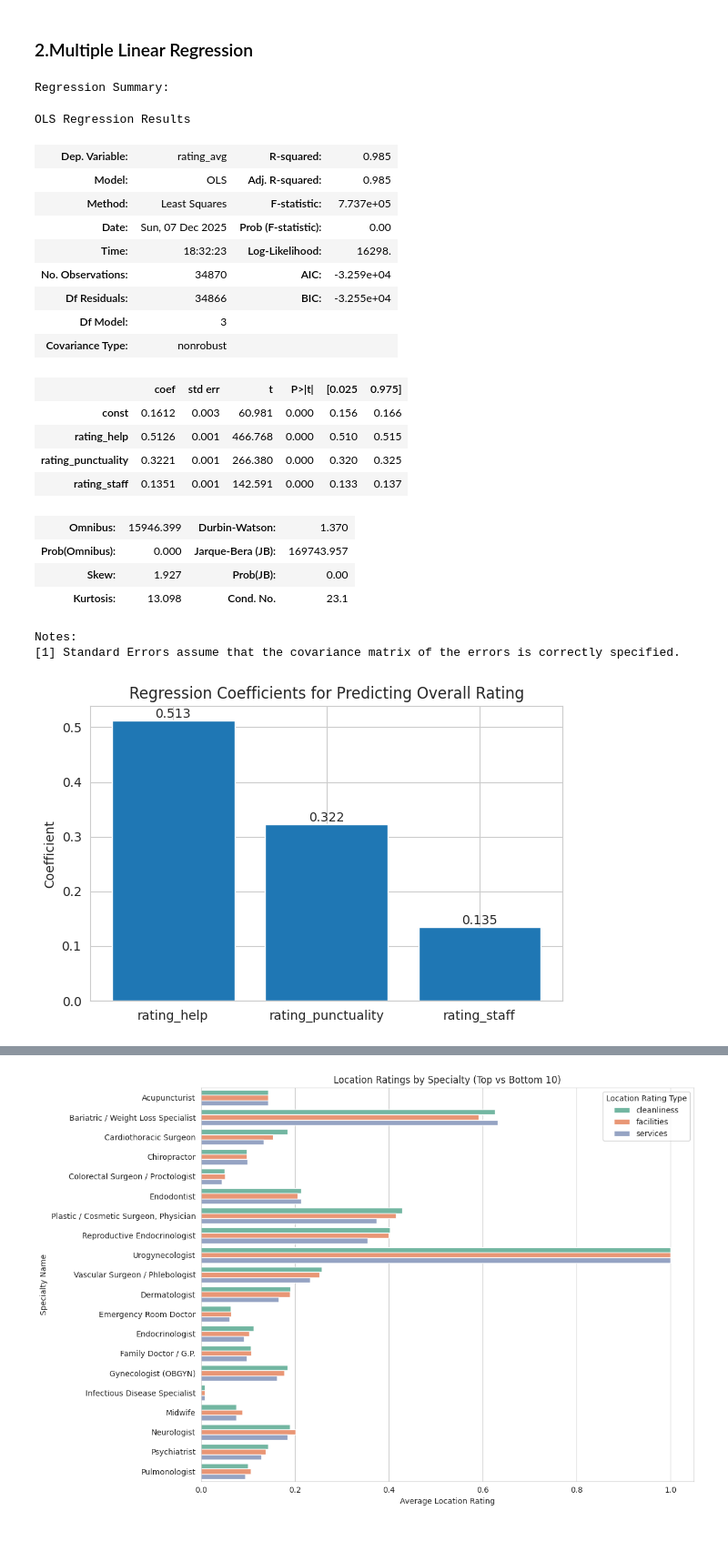
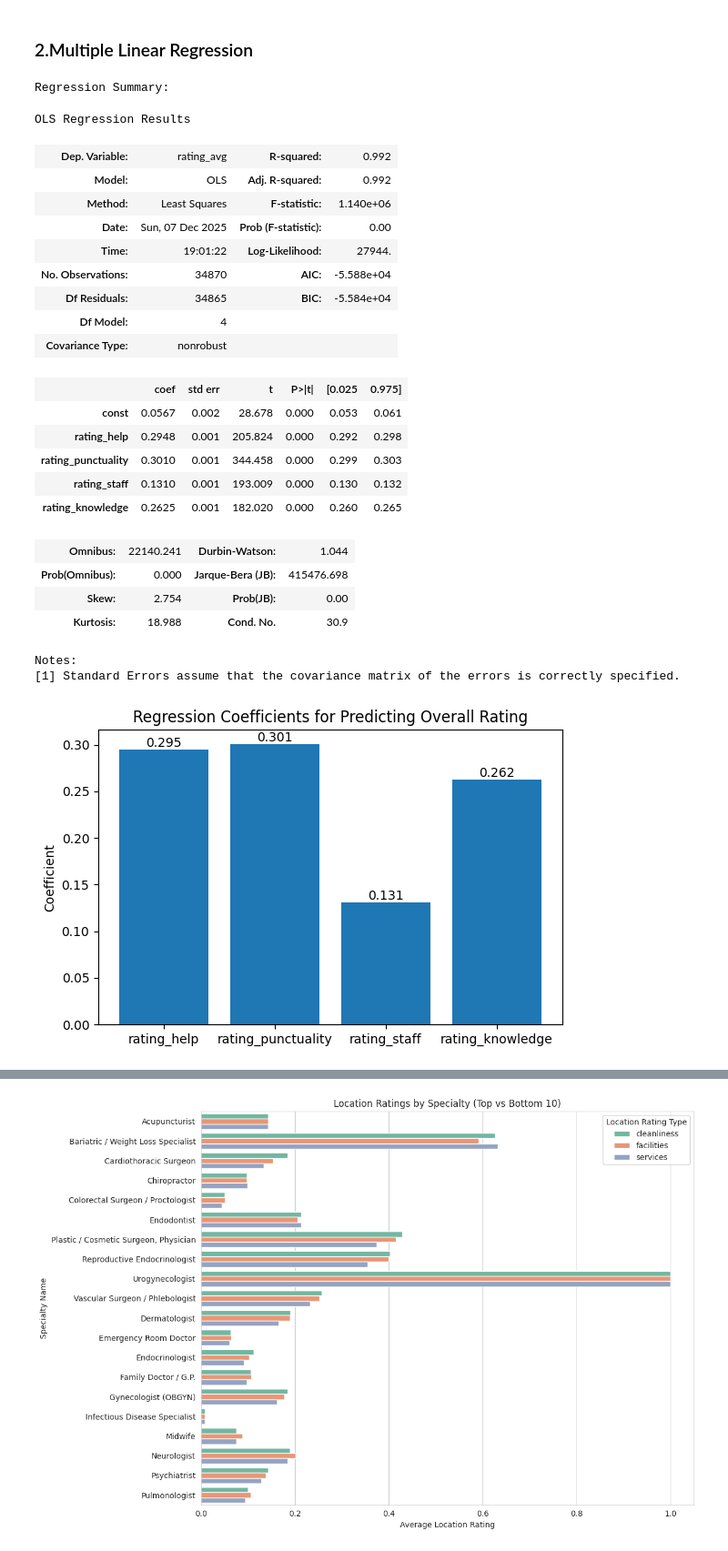
Before and after one commit to cis9650group7-boop/Group-7_Project1_HealthRateAnalysis, a Jupyter notebook: term_project_group7.ipynb, the cells around one changed output, grey strips where cells are left out. Shown at 91% size. Drawn from its saved outputs; the diff is of its cells as text; code cells hidden in the pictures.

Commit message:
Anish: Changes added for 'rating.knowledge' column added

```diff
--- a/term_project_group7.ipynb
+++ b/term_project_group7.ipynb
@@ -163,6 +163,7 @@ columns_load = ["_id",
                  "rating.helpfulness",
                  "rating.punctuality",
                   "rating.staff",
+                "rating.knowledge",
                  "rating.count",
                 "sample_rating_comment",
                 "location.name",
@@ -225,7 +226,7 @@ The raw data set from the CSV file contained 1,611 columns and 143,791 rows. Tha
 cols_to_keep = [
     "_id", "full_name", "specialty_name", "location.city.name",
     "rating.average", "rating.helpfulness", "rating.punctuality",
-    "rating.staff", "rating.count","sample_rating_comment","location.name",
+    "rating.staff", "rating.knowledge", "rating.count","sample_rating_comment","location.name",
     "location.category", "location.rating.cleanliness", "location.rating.facilities",
     "location.rating.services", "location.rating.bestRating", "location.rating.average", "location.rating.value"
 ]
@@ -240,6 +241,7 @@ df_clean = df_clean.rename(columns={
     "rating.punctuality": "rating_punctuality",
     "rating.staff": "rating_staff",
     "rating.count": "rating_count",
+    "rating.knowledge":"rating_knowledge",
     "location.name": "location_name",
     "location.category": "loc_category",
     "location.rating.cleanliness": "cleanliness",
@@ -252,7 +254,7 @@ df_clean = df_clean.rename(columns={
 
 # Convert numeric columns to proper numeric types
 numeric_cols = [
-    "rating_avg", "rating_help", "rating_punctuality",
+    "rating_avg", "rating_help", "rating_punctuality","rating_knowledge",
     "rating_staff", "rating_count", "cleanliness", "facilities",
     "best_rating", "loc_average_rating", "loc_value"
 ]
@@ -270,7 +272,7 @@ df_clean = df_clean[df_clean["rating_avg"] > 0]
 # Reset index
 df_clean = df_clean.reset_index(drop=True)
 
-df_clean.head() # this is to see the clean data
+df_clean.head()
 # %% [output]
 |  | _id | full_name | specialty_name | city | rating_avg | rating_help | rating_punctuality | ... |
 | 0 | 647e89e399dca372f92a0d7c | Dr. Janan S. Sayyed | Chiropractor | New York City | 4.989221 | 4.993367 | 4.985075 | ... |
@@ -654,4 +656,6 @@ plt.show()
 # %% [markdown]
 ### 1.  Compute Pearson correlations
+# %%
+df_subrating = df_clean.copy()
 # %%
 # 1. Compute Pearson correlations
@@ -690,13 +705,13 @@ Taken together, these correlations suggest that all three drivers increase the o
 
 # a. Prepare data for regression
 # Select the sub-rating predictors
-X = df_clean[["rating_help", "rating_punctuality", "rating_staff"]]
+X = df_subrating[["rating_help", "rating_punctuality", "rating_staff","rating_knowledge"]]
 
 # b.Add an intercept term for OLS regression
 X = sm.add_constant(X)
 
 # c.Target variable: overall rating
-y = df_clean["rating_avg"]
+y = df_subrating["rating_avg"]
 
 # d. Fit regression model
 model = sm.OLS(y, X).fit()
@@ -714,47 +729,48 @@ coef_df.columns = ["Sub_rating", "Coefficient"]
 plt.figure(figsize=(6,4))
 bars = plt.bar(
     coef_df["Sub_rating"],
     coef_df["Coefficient"]
 )
 
 plt.title("Regression Coefficients for Predicting Overall Rating")
 plt.ylabel("Coefficient")
 
 # h.Label each bar with numeric value
 for bar in bars:
     h = bar.get_height()
     plt.text(
         bar.get_x() + bar.get_width() / 2,
         h,
         f"{h:.3f}",
         ha="center",
         va="bottom"
     )
 
 plt.tight_layout()
 plt.show()
 # %% [output]
 Regression Summary:
 OLS Regression Results
-| Dep. Variable: | rating_avg | R-squared: | 0.985 |
-| Model: | OLS | Adj. R-squared: | 0.985 |
-| Method: | Least Squares | F-statistic: | 7.737e+05 |
+| Dep. Variable: | rating_avg | R-squared: | 0.992 |
+| Model: | OLS | Adj. R-squared: | 0.992 |
+| Method: | Least Squares | F-statistic: | 1.140e+06 |
 | Date: | Sun, 07 Dec 2025 | Prob (F-statistic): | 0.00 |
-| Time: | 18:32:23 | Log-Likelihood: | 16298. |
-| No. Observations: | 34870 | AIC: | -3.259e+04 |
-| Df Residuals: | 34866 | BIC: | -3.255e+04 |
-| Df Model: | 3 |  |  |
+| Time: | 19:01:22 | Log-Likelihood: | 27944. |
+| No. Observations: | 34870 | AIC: | -5.588e+04 |
+| Df Residuals: | 34865 | BIC: | -5.584e+04 |
+| Df Model: | 4 |  |  |
 | Covariance Type: | nonrobust |  |  |
 |  | coef | std err | t | P>|t| | [0.025 | 0.975] |
-| const | 0.1612 | 0.003 | 60.981 | 0.000 | 0.156 | 0.166 |
-| rating_help | 0.5126 | 0.001 | 466.768 | 0.000 | 0.510 | 0.515 |
-| rating_punctuality | 0.3221 | 0.001 | 266.380 | 0.000 | 0.320 | 0.325 |
-| rating_staff | 0.1351 | 0.001 | 142.591 | 0.000 | 0.133 | 0.137 |
+| const | 0.0567 | 0.002 | 28.678 | 0.000 | 0.053 | 0.061 |
+| rating_help | 0.2948 | 0.001 | 205.824 | 0.000 | 0.292 | 0.298 |
+| rating_punctuality | 0.3010 | 0.001 | 344.458 | 0.000 | 0.299 | 0.303 |
+| rating_staff | 0.1310 | 0.001 | 193.009 | 0.000 | 0.130 | 0.132 |
+| rating_knowledge | 0.2625 | 0.001 | 182.020 | 0.000 | 0.260 | 0.265 |
-| Omnibus: | 15946.399 | Durbin-Watson: | 1.370 |
-| Prob(Omnibus): | 0.000 | Jarque-Bera (JB): | 169743.957 |
-| Skew: | 1.927 | Prob(JB): | 0.00 |
-| Kurtosis: | 13.098 | Cond. No. | 23.1 |
+| Omnibus: | 22140.241 | Durbin-Watson: | 1.044 |
+| Prob(Omnibus): | 0.000 | Jarque-Bera (JB): | 415476.698 |
+| Skew: | 2.754 | Prob(JB): | 0.00 |
+| Kurtosis: | 18.988 | Cond. No. | 30.9 |
 Notes:
 [1] Standard Errors assume that the covariance matrix of the errors is correctly specified.
-[figure, old version]
+[figure, new version]
 # %% [markdown]
```
Also changed, not shown: parts of 11 cells of this notebook.
